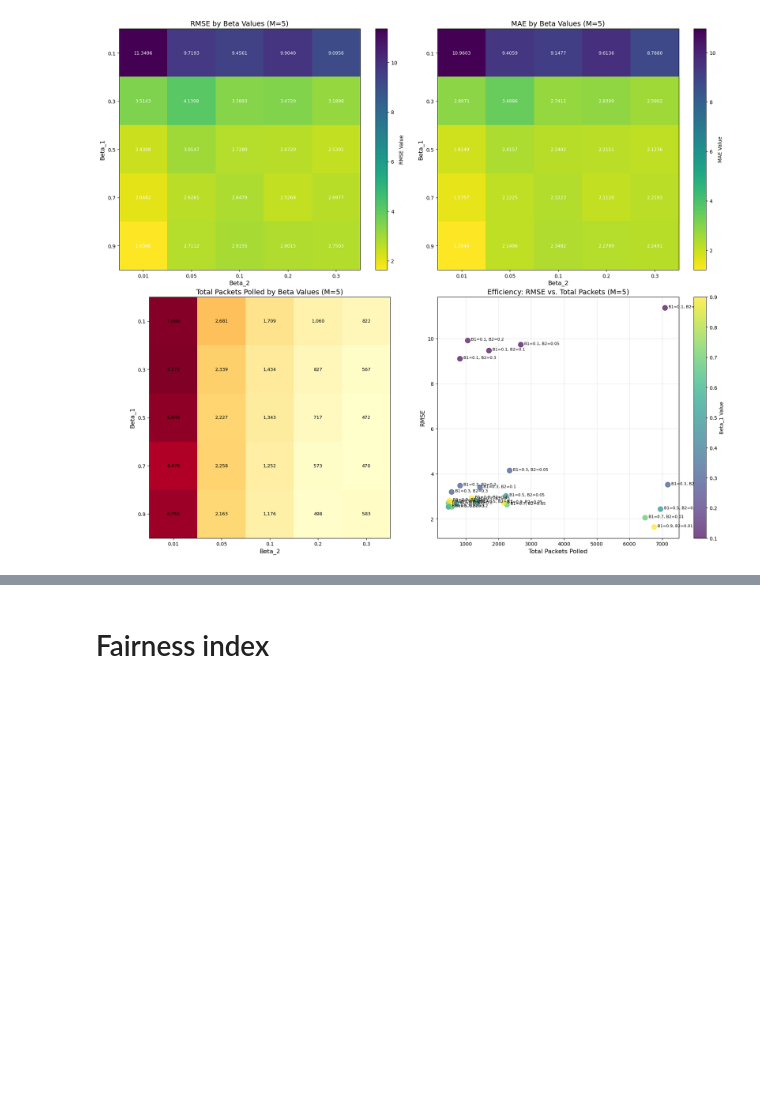
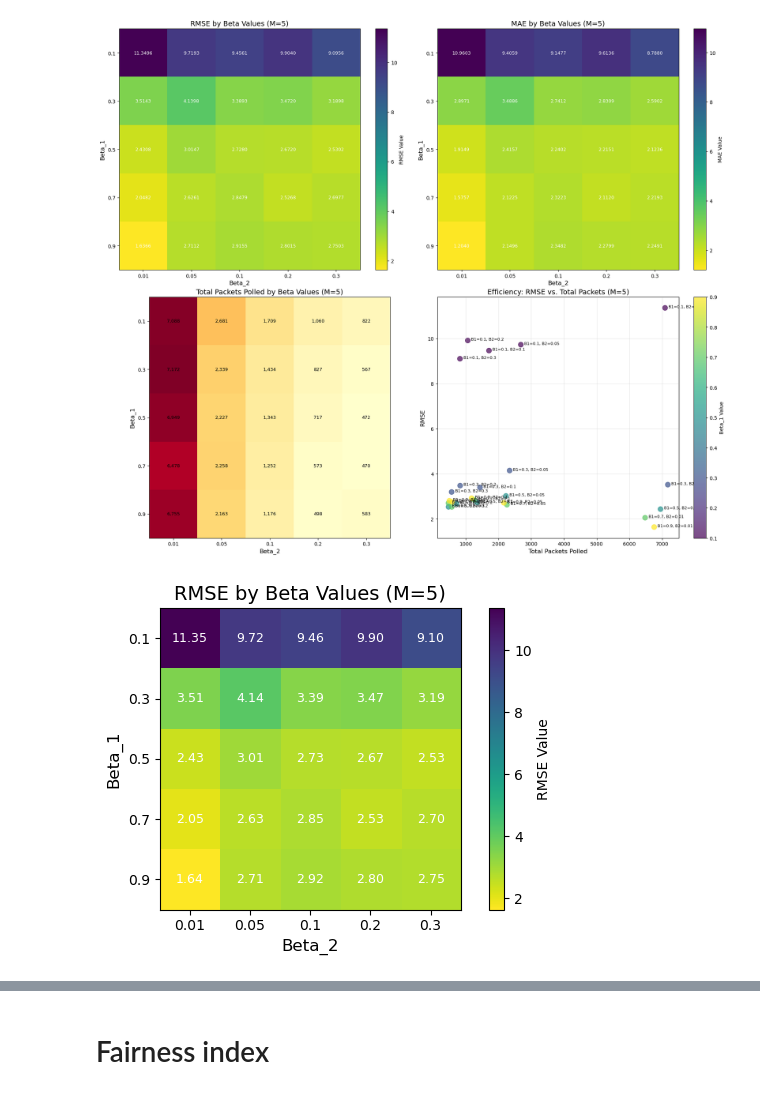
Before and after one commit to sokistar24/wakeupradio, a Jupyter notebook: perfromance_analysis.ipynb, the cells around one changed output, grey strips where cells are left out. Drawn from its saved outputs; the diff is of its cells as text; code cells hidden in the pictures; blank space fills up the shorter version.

```diff
--- a/perfromance_analysis.ipynb
+++ b/perfromance_analysis.ipynb
@@ -743,8 +743,8 @@ from sklearn.metrics import mean_squared_error
 
 # Load dataset and preprocess
 #pivot_df = pd.read_csv("synthetic_scenario_30_nodes.csv")
-pivot_df = pd.read_csv("synthetic_scenario_30_nodes_2.csv")
-#pivot_df = pd.read_csv("simulated_office_environment.csv")
+#pivot_df = pd.read_csv("synthetic_scenario_30_nodes_2.csv")
+pivot_df = pd.read_csv("simulated_office_environment.csv")
 pivot_df = pivot_df.apply(lambda x: x.fillna(x.mean()), axis=0)  # Fill missing values
 pivot_df = pivot_df.head(10000)  # Restrict to first 10000 time steps
 
@@ -755,8 +755,8 @@ penalty = -0.5  # Penalty for polling when difference is <= theta
 initial_value = 20  # Initial estimate for last polled values
 
 # Set parameters
-beta_1 = 0.95 # dEWMA parameter for state value
-beta_2 = 0.01  # dEWMA parameter for rate of change
+beta_1 = 0.98 # dEWMA parameter for state value
+beta_2 = 0.0001  # dEWMA parameter for rate of change
 
 # Extract column names, ensuring "SN" is excluded
 columns = [col for col in pivot_df.columns if col != "SN"]
@@ -1518,3 +1518,94 @@ Beta_1    Beta_2    Status
 
 Results saved to 'beta_comparison_results.csv'
 [figure]
+# %%
+import numpy as np
+import pandas as pd
+import matplotlib.pyplot as plt
+
+# Assuming plot_df, beta1_values, and beta2_values are already defined
+
+# Plot 1: RMSE heatmap (separate figure)
+plt.figure(figsize=(6, 4))
+pivot_rmse = plot_df.pivot(index='Beta_1', columns='Beta_2', values='RMSE')
+im1 = plt.imshow(pivot_rmse, cmap='viridis_r')  # Reverse colormap so darker is better (lower RMSE)
+plt.title('RMSE by Beta Values (M=5)', fontsize=14)
+plt.xlabel('Beta_2', fontsize=12)
+plt.ylabel('Beta_1', fontsize=12)
+plt.xticks(np.arange(len(beta2_values)), beta2_values)
+plt.yticks(np.arange(len(beta1_values)), beta1_values)
+
+# Add RMSE values to heatmap cells
+for i in range(len(beta1_values)):
+    for j in range(len(beta2_values)):
+        plt.text(j, i, f"{pivot_rmse.iloc[i, j]:.2f}",
+                ha="center", va="center", color="w", fontsize=9)
+
+plt.colorbar(im1, label='RMSE Value')
+plt.tight_layout()
+plt.savefig('rmse_heatmap.png', dpi=300)
+plt.show()
+
+# Plot 2: MAE heatmap (separate figure)
+plt.figure(figsize=(6, 4))
+pivot_mae = plot_df.pivot(index='Beta_1', columns='Beta_2', values='MAE')
+im2 = plt.imshow(pivot_mae, cmap='viridis_r')  # Reverse colormap so darker is better (lower MAE)
+plt.title('MAE by Beta Values (M=5)', fontsize=14)
+plt.xlabel('Beta_2', fontsize=12)
+plt.ylabel('Beta_1', fontsize=12)
+plt.xticks(np.arange(len(beta2_values)), beta2_values)
+plt.yticks(np.arange(len(beta1_values)), beta1_values)
+
+# Add MAE values to heatmap cells
+for i in range(len(beta1_values)):
+    for j in range(len(beta2_values)):
+        plt.text(j, i, f"{pivot_mae.iloc[i, j]:.2f}",
+                ha="center", va="center", color="w", fontsize=9)
+
+plt.colorbar(im2, label='MAE Value')
+plt.tight_layout()
+plt.savefig('mae_heatmap.png', dpi=300)
+plt.show()
+
+# Plot 3: Total Polls heatmap (separate figure)
+plt.figure(figsize=(6, 4))
+pivot_polls = plot_df.pivot(index='Beta_1', columns='Beta_2', values='Total_Polls')
+im3 = plt.imshow(pivot_polls, cmap='YlOrRd')  # Yellow-Orange-Red colormap
+plt.title('Total Packets Polled by Beta Values (M=5)', fontsize=14)
+plt.xlabel('Beta_2', fontsize=12)
+plt.ylabel('Beta_1', fontsize=12)
+plt.xticks(np.arange(len(beta2_values)), beta2_values)
+plt.yticks(np.arange(len(beta1_values)), beta1_values)
+
+# Add poll values to heatmap cells
+for i in range(len(beta1_values)):
+    for j in range(len(beta2_values)):
+        plt.text(j, i, f"{int(pivot_polls.iloc[i, j]):,}",
+                ha="center", va="center", color="black", fontsize=9)
+
+plt.colorbar(im3, label='Total Packets Polled')
+plt.tight_layout()
+plt.savefig('total_polls_heatmap.png', dpi=300)
+plt.show()
+
+# Plot 4: Efficiency plot (RMSE vs. Total Polls) (separate figure)
+plt.figure(figsize=(6, 4))
+scatter = plt.scatter(plot_df['Total_Polls'], plot_df['RMSE'],
+                     c=plot_df['Beta_1'], cmap='viridis', s=100, alpha=0.7)
+plt.title('Efficiency: RMSE vs. Total Packets (M=5)', fontsize=14)
+plt.xlabel('Total Packets Polled', fontsize=12)
+plt.ylabel('RMSE', fontsize=12)
+plt.grid(True, alpha=0.3)
+
+# Add labels for each point
+for i, row in plot_df.iterrows():
+    plt.annotate(f"B1={row['Beta_1']}, B2={row['Beta_2']}",
+                (row['Total_Polls'], row['RMSE']),
+                xytext=(7, 0), textcoords='offset points', fontsize=8)
+
+plt.colorbar(scatter, label='Beta_1 Value')
+plt.tight_layout()
+plt.savefig('efficiency_plot.png', dpi=300)
+plt.show()
+# %% [output]
+[figure, added]
```
Also changed, not shown: parts of 5 cells of this notebook, 3 other files.
